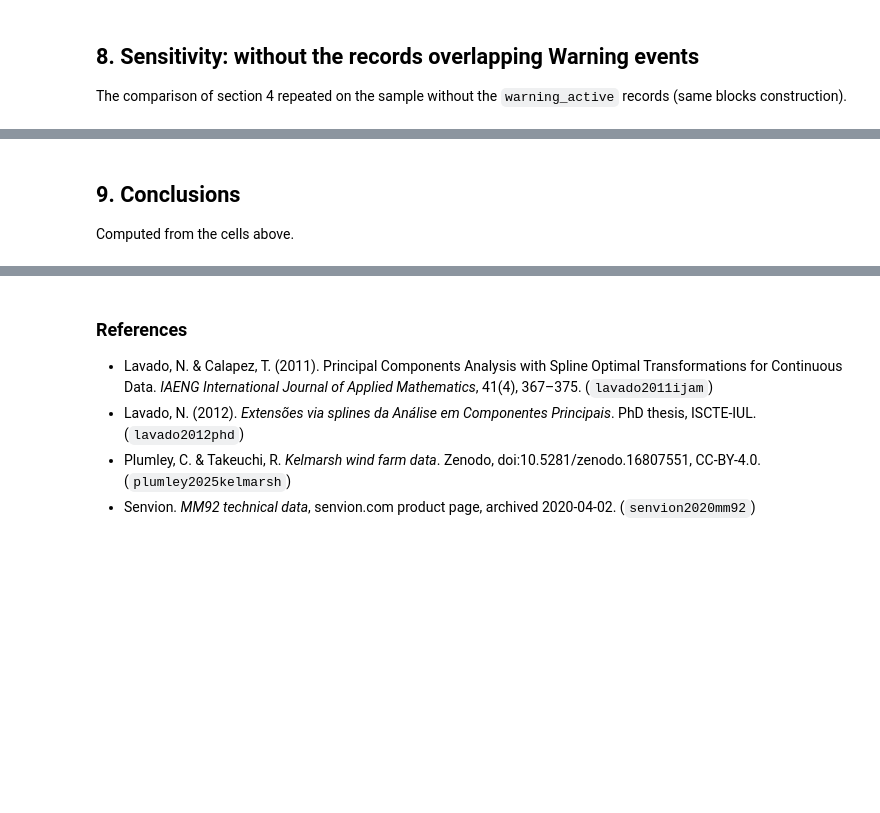
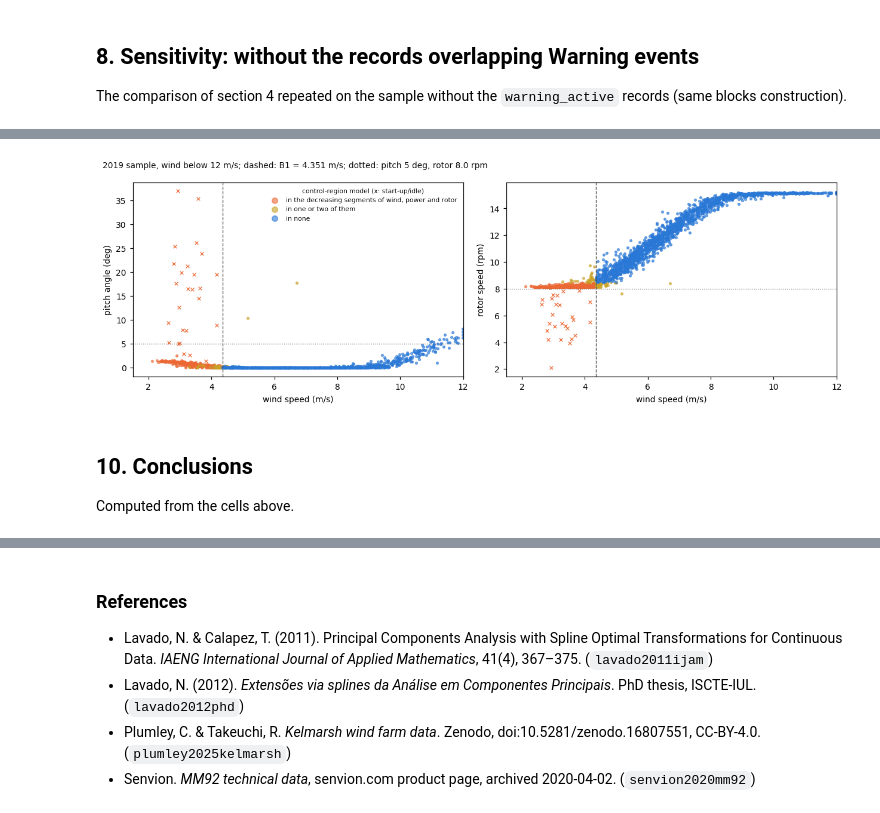
Before and after one commit to nlavadodatasci/quasi-linear-PCA, a Jupyter notebook: comparison/applications/kelmarsh_case_study.ipynb, the cells around one changed output, grey strips where cells are left out. Saved outputs shown, nothing was run; the diff lists cells and outputs as text; code cells hidden in the pictures; blank space fills up the shorter version.

```diff
--- a/comparison/applications/kelmarsh_case_study.ipynb
+++ b/comparison/applications/kelmarsh_case_study.ipynb
@@ -610,0 +647,18 @@ sens.pivot(index="model", columns="data", values=["VAF in sample", "VAF out of s
+# %%
+low = (X.wind_speed < B["B1"]).to_numpy()
+idle = low & ((X.pitch_angle > 5.0) | (X.rotor_speed < 8.0)).to_numpy()
+groups = {"wind < B1, start-up/idle (pitch > 5 or rotor < 8.0)": idle, "wind < B1, other": low & ~idle,
+          "wind >= B1": ~low}
+dm = dec["control regions (2018)"]
+rows = []
+for gname, gm in groups.items():
+    rows.append({"group": gname, "records": int(gm.sum()), "warning_active": int((gm & warn).sum()),
+                 "in decreasing wind segment": int((gm & dm["wind_speed"][0]).sum()),
+                 "in decreasing power segment": int((gm & dm["power"][0]).sum()),
+                 "in decreasing rotor segment": int((gm & dm["rotor_speed"][0]).sum()),
+                 "mean score 1": mc.scores_[gm, 0].mean(), "mean score 2": mc.scores_[gm, 1].mean(),
+                 "median pitch": X.pitch_angle[gm].median(), "median rotor": X.rotor_speed[gm].median(),
+                 "median power": X.power[gm].median()})
+branch = pd.DataFrame(rows).set_index("group")
+branch.to_csv(RES / "case_low_wind_groups.csv", float_format="%.4f", lineterminator="\n")
+branch
@@ -611,5 +698,27 @@ sens.pivot(index="model", columns="data", values=["VAF in sample", "VAF out of s
+# %%
+cnt = dm["wind_speed"][0].astype(int) + dm["power"][0].astype(int) + dm["rotor_speed"][0].astype(int)
+cat = np.select([cnt == 3, cnt > 0], ["in the decreasing segments of wind, power and rotor", "in one or two of them"],
+                "in none")
+CC = {"in the decreasing segments of wind, power and rotor": ORANGE, "in one or two of them": "#c9a227", "in none": BLUE}
+fig, axes = plt.subplots(1, 2, figsize=(11.5, 3.9))
+for ax, col, lab in zip(axes, ("pitch_angle", "rotor_speed"), ("pitch angle (deg)", "rotor speed (rpm)")):
+    for c_, colr in CC.items():
+        sel = cat == c_
+        ax.scatter(X.wind_speed[sel & ~idle], X[col][sel & ~idle], s=6, color=colr, alpha=0.6, label=c_)
+        ax.scatter(X.wind_speed[sel & idle], X[col][sel & idle], s=14, marker="x", color=colr, linewidth=0.8)
+    ax.axvline(B["B1"], color=INK2, lw=0.9, ls="--")
+    ax.set_xlim(1.5, 12); ax.set_xlabel("wind speed (m/s)"); ax.set_ylabel(lab)
+axes[0].axhline(5.0, color=INK2, lw=0.8, ls=":")
+axes[1].axhline(8.0, color=INK2, lw=0.8, ls=":")
+axes[0].legend(fontsize=7, frameon=False, markerscale=2.5, title="control-region model (x: start-up/idle)", title_fontsize=7)
+fig.suptitle("2019 sample, wind below 12 m/s; dashed: B1 = 4.351 m/s; dotted: pitch 5 deg, rotor 8.0 rpm", fontsize=9, x=0.01, ha="left")
+fig.tight_layout()
+save(fig, "case_decreasing_branch")
+plt.show()
+# %% [output]
+[figure, added]
 # %% [markdown]
-## 9. Conclusions
+## 10. Conclusions
 
 Computed from the cells above.
 # %%
```
Also changed, not shown: parts of 6 cells of this notebook, 9 other files.
